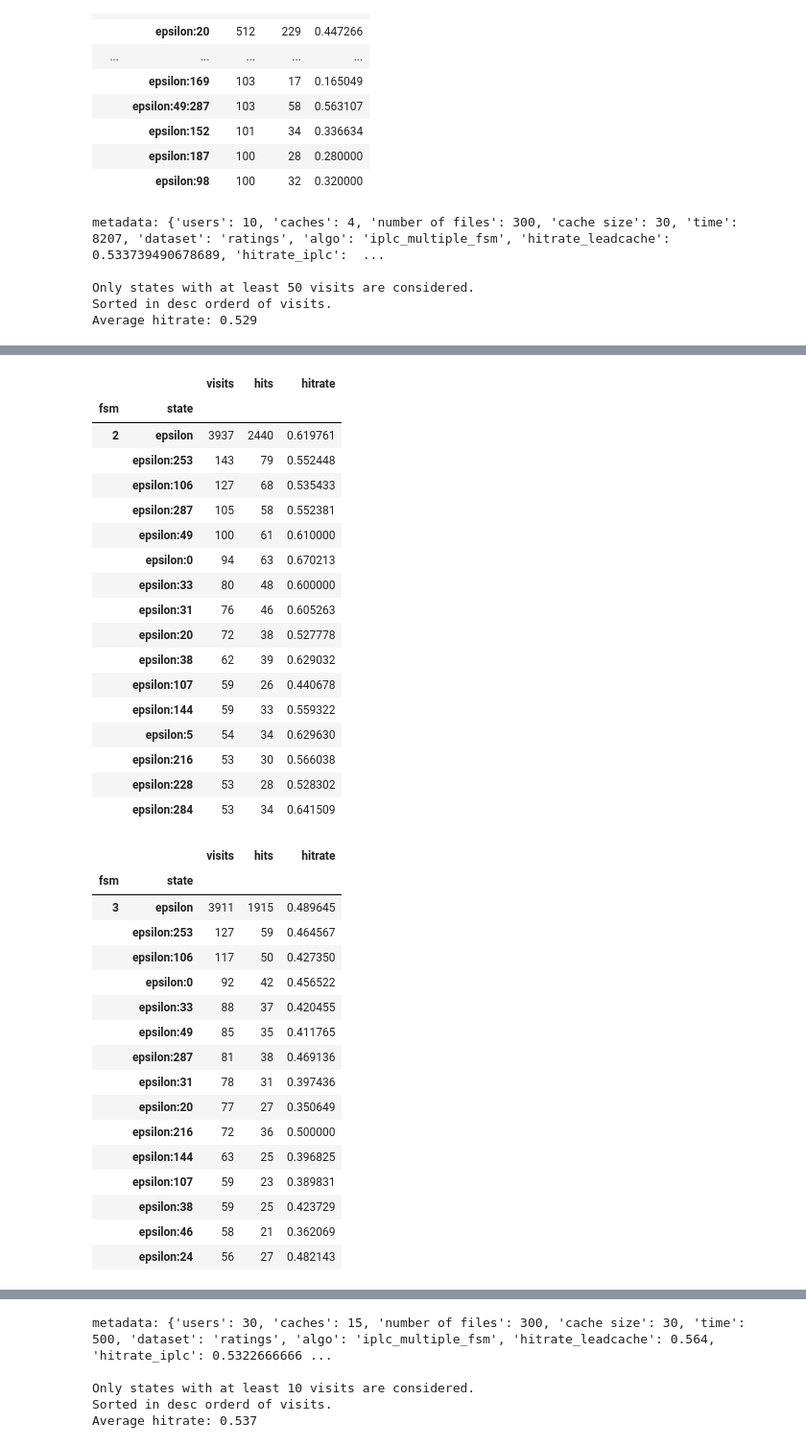
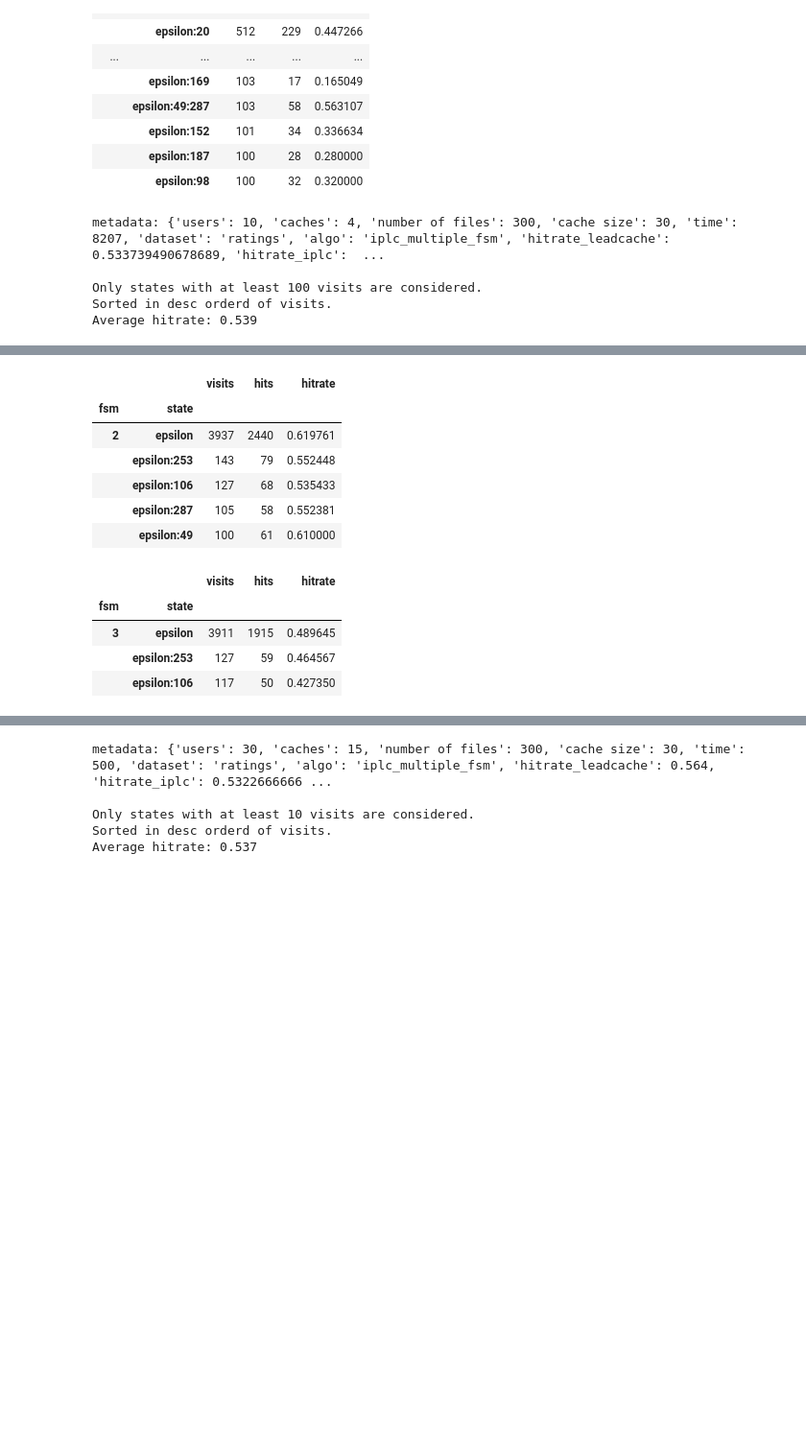
Before and after one commit to AtivJoshi/UniversalCaching, a Jupyter notebook: results.ipynb, the cells around one changed output, grey strips where cells are left out. Shown: that part at 96% size. Saved outputs shown, nothing was run; the diff lists cells and outputs as text; code cells hidden in the pictures; blank space fills up the shorter version.

```diff
--- a/results.ipynb
+++ b/results.ipynb
@@ -344,7 +344,7 @@ with pd.HDFStore('data/results/ratings_iplc_multifsm_u10_c4_t8207_d6_f300_10_23_
     _ = metadata.pop('network_graph')
     _ = metadata.pop('data_description')
 
-    cutoff=50
+    cutoff=100
     df1 = df.drop(df[df['visits'] < cutoff].index)
     hitrate_filtered=df1['hits'].sum()/df1['visits'].sum()
     df1.sort_values(by=['fsm','visits'], inplace=True, ascending=[True,False])
@@ -359,9 +359,9 @@ with pd.HDFStore('data/results/ratings_iplc_multifsm_u10_c4_t8207_d6_f300_10_23_
 # %% [output]
 metadata: {'users': 10, 'caches': 4, 'number of files': 300, 'cache size': 30, 'time': 8207, 'dataset': 'ratings', 'algo': 'iplc_multiple_fsm', 'hitrate_leadcache': 0.533739490678689, 'hitrate_iplc':  ...
 
-Only states with at least 50 visits are considered.
+Only states with at least 100 visits are considered.
 Sorted in desc orderd of visits.
-Average hitrate: 0.529
+Average hitrate: 0.539
 |  |  | visits | hits | hitrate |
 | fsm | state |  |  |  |
 | 0 | epsilon | 3922 | 2031 | 0.517848 |
@@ -398,38 +378,15 @@ Average hitrate: 0.529
 |  |  | visits | hits | hitrate |
 | fsm | state |  |  |  |
 | 2 | epsilon | 3937 | 2440 | 0.619761 |
 |  | epsilon:253 | 143 | 79 | 0.552448 |
 |  | epsilon:106 | 127 | 68 | 0.535433 |
 |  | epsilon:287 | 105 | 58 | 0.552381 |
 |  | epsilon:49 | 100 | 61 | 0.610000 |
-|  | epsilon:0 | 94 | 63 | 0.670213 |
-|  | epsilon:33 | 80 | 48 | 0.600000 |
-|  | epsilon:31 | 76 | 46 | 0.605263 |
-|  | epsilon:20 | 72 | 38 | 0.527778 |
-|  | epsilon:38 | 62 | 39 | 0.629032 |
-|  | epsilon:107 | 59 | 26 | 0.440678 |
-|  | epsilon:144 | 59 | 33 | 0.559322 |
-|  | epsilon:5 | 54 | 34 | 0.629630 |
-|  | epsilon:216 | 53 | 30 | 0.566038 |
-|  | epsilon:228 | 53 | 28 | 0.528302 |
-|  | epsilon:284 | 53 | 34 | 0.641509 |
 |  |  | visits | hits | hitrate |
 | fsm | state |  |  |  |
 | 3 | epsilon | 3911 | 1915 | 0.489645 |
 |  | epsilon:253 | 127 | 59 | 0.464567 |
 |  | epsilon:106 | 117 | 50 | 0.427350 |
-|  | epsilon:0 | 92 | 42 | 0.456522 |
-|  | epsilon:33 | 88 | 37 | 0.420455 |
-|  | epsilon:49 | 85 | 35 | 0.411765 |
-|  | epsilon:287 | 81 | 38 | 0.469136 |
-|  | epsilon:31 | 78 | 31 | 0.397436 |
-|  | epsilon:20 | 77 | 27 | 0.350649 |
-|  | epsilon:216 | 72 | 36 | 0.500000 |
-|  | epsilon:144 | 63 | 25 | 0.396825 |
-|  | epsilon:107 | 59 | 23 | 0.389831 |
-|  | epsilon:38 | 59 | 25 | 0.423729 |
-|  | epsilon:46 | 58 | 21 | 0.362069 |
-|  | epsilon:24 | 56 | 27 | 0.482143 |
 |  |  | visits | hits | hitrate |
 | fsm | state |  |  |  |
 | 4 | epsilon | 3920 | 2842 | 0.725000 |
```
Also changed, not shown: parts of 2 cells of this notebook, 3 other files.
